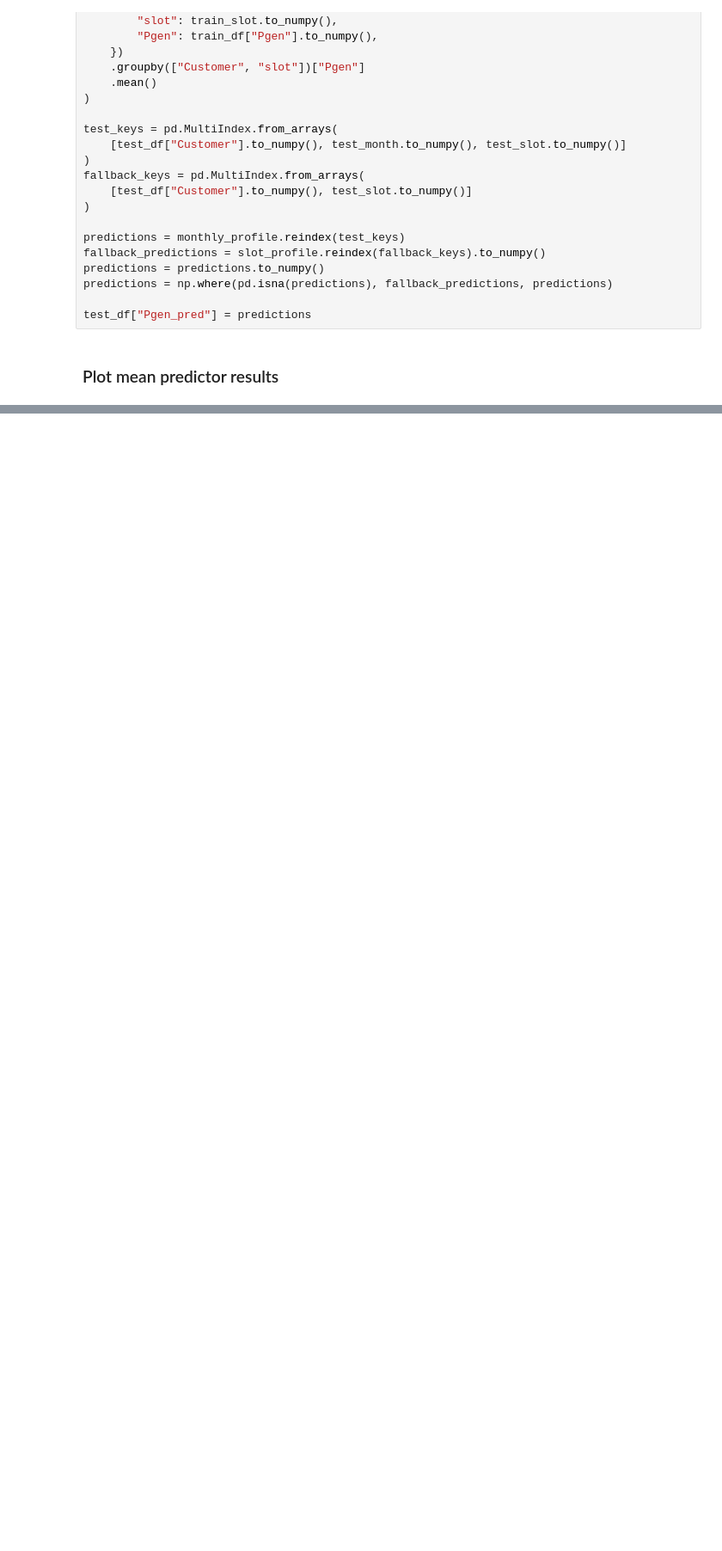
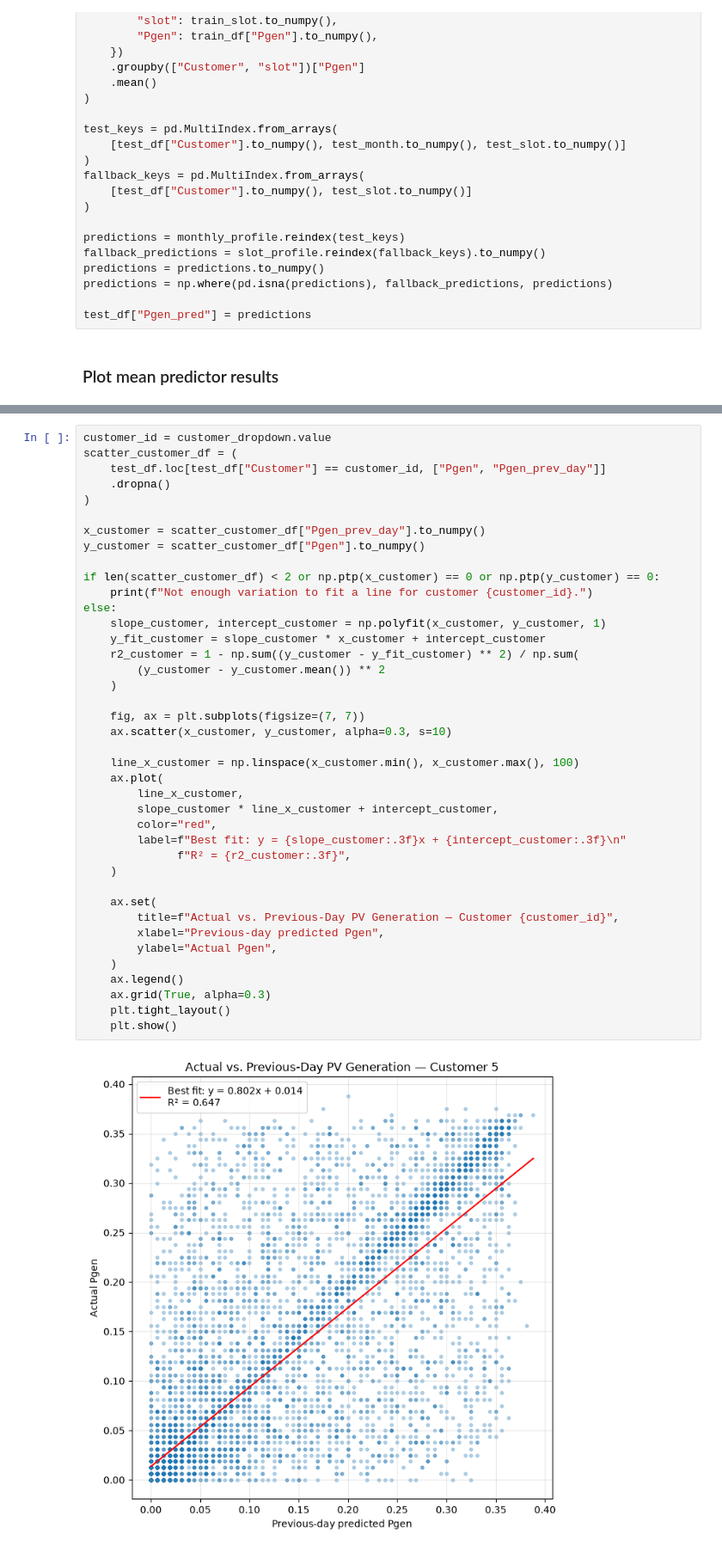
Before and after one commit to codettlaff/Energy-Disaggregation, a Jupyter notebook: regression/regression_baselines.ipynb, the cells around one changed output, grey strips where cells are left out. Shown at 86% size. Cells and saved outputs as stored; diff of their text form; blank space fills up the shorter version.

Commit message:
Added previous-day baseline

```diff
--- a/regression/regression_baselines.ipynb
+++ b/regression/regression_baselines.ipynb
@@ -146,0 +222,42 @@ plt.show()
+# %%
+customer_id = customer_dropdown.value
+scatter_customer_df = (
+    test_df.loc[test_df["Customer"] == customer_id, ["Pgen", "Pgen_prev_day"]]
+    .dropna()
+)
+
+x_customer = scatter_customer_df["Pgen_prev_day"].to_numpy()
+y_customer = scatter_customer_df["Pgen"].to_numpy()
+
+if len(scatter_customer_df) < 2 or np.ptp(x_customer) == 0 or np.ptp(y_customer) == 0:
+    print(f"Not enough variation to fit a line for customer {customer_id}.")
+else:
+    slope_customer, intercept_customer = np.polyfit(x_customer, y_customer, 1)
+    y_fit_customer = slope_customer * x_customer + intercept_customer
+    r2_customer = 1 - np.sum((y_customer - y_fit_customer) ** 2) / np.sum(
+        (y_customer - y_customer.mean()) ** 2
+    )
+
+    fig, ax = plt.subplots(figsize=(7, 7))
+    ax.scatter(x_customer, y_customer, alpha=0.3, s=10)
+
+    line_x_customer = np.linspace(x_customer.min(), x_customer.max(), 100)
+    ax.plot(
+        line_x_customer,
+        slope_customer * line_x_customer + intercept_customer,
+        color="red",
+        label=f"Best fit: y = {slope_customer:.3f}x + {intercept_customer:.3f}\n"
+              f"R² = {r2_customer:.3f}",
+    )
+
+    ax.set(
+        title=f"Actual vs. Previous-Day PV Generation — Customer {customer_id}",
+        xlabel="Previous-day predicted Pgen",
+        ylabel="Actual Pgen",
+    )
+    ax.legend()
+    ax.grid(True, alpha=0.3)
+    plt.tight_layout()
+    plt.show()
+# %% [output]
+[figure, added]
```
Also changed, not shown: parts of 3 cells of this notebook.
